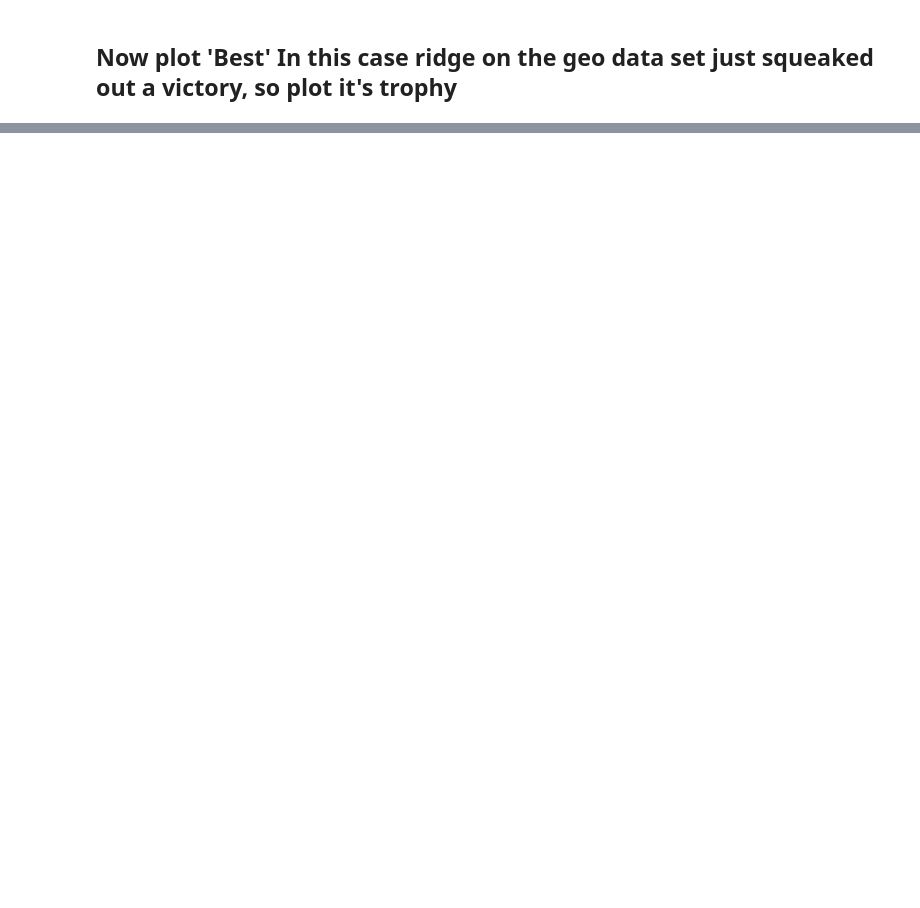
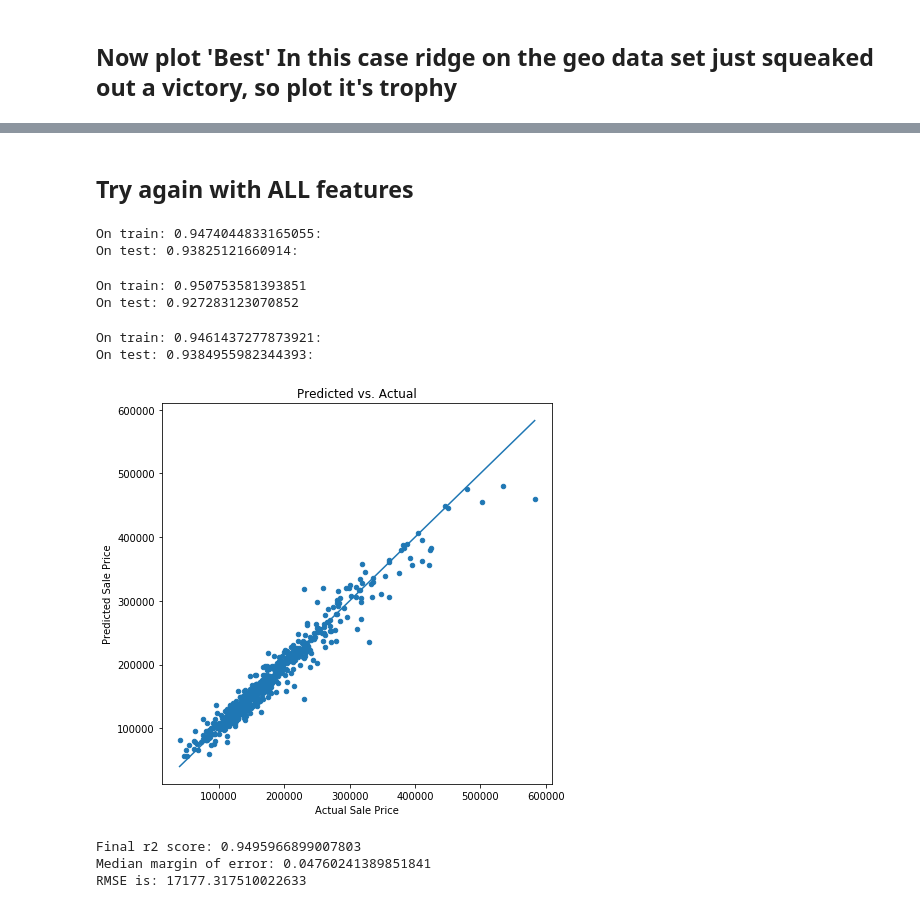
Before and after one commit to CpuKnows/CS-412-Class-Project, a Jupyter notebook: src/greedy_feature_linear_regression.ipynb, the cells around one changed output, grey strips where cells are left out. Drawn from its saved outputs; the diff is of its cells as text; code cells hidden in the pictures; blank space fills up the shorter version.

```diff
--- a/src/greedy_feature_linear_regression.ipynb
+++ b/src/greedy_feature_linear_regression.ipynb
@@ -174,0 +285,57 @@ Median margin of error: 0.05099098917781654
+# %% [markdown]
+## Try again with ALL features
+# %%
+lr = linear_model.LinearRegression()
+lr.fit(X_train, y_train)
+
+y_pred = lr.predict(X_train)
+print('On train: {0}:'.format(r2_score(y_train, y_pred)))
+
+y_pred = lr.predict(X_test)
+print('On test: {0}:'.format(r2_score(y_test, y_pred)))
+
+write_to_csv(np.exp(y_test), np.exp(y_pred), 'Linear.csv')
+# %% [output]
+On train: 0.9474044833165055:
+On test: 0.93825121660914:
+# %%
+lr_geo = linear_model.LinearRegression()
+lr_geo.fit(X_geo_train, y_geo_train)
+
+y_pred_train = lr_geo.predict(X_geo_train)
+print('On train: {0}'.format(r2_score(y_geo_train, y_pred_train)))
+
+y_pred = lr_geo.predict(X_geo_test)
+print('On test: {0}'.format(r2_score(y_geo_test, y_pred)))
+
+write_to_csv(np.exp(y_geo_test), np.exp(y_pred), 'Linear_with_geo.csv')
+# %% [output]
+On train: 0.950753581393851
+On test: 0.927283123070852
+# %%
+rid = linear_model.Ridge()
+rid.fit(X_train, y_train)
+
+y_pred = rid.predict(X_train)
+print('On train: {0}:'.format(r2_score(y_train, y_pred)))
+
+y_pred = rid.predict(X_test)
+print('On test: {0}:'.format(r2_score(y_test, y_pred)))
+
+y_test_norm = np.exp(y_test)
+y_pred_norm = np.exp(y_pred)
+summary.pred_vs_actual_plot(y_pred_norm, y_test_norm)
+print('Final r2 score: {0}'.format(r2_score(y_test_norm, y_pred_norm)))
+median_margin_of_error = np.median(np.abs((y_pred_norm - y_test_norm) / y_test_norm))
+print('Median margin of error: {0}'.format(median_margin_of_error))
+rmse = sqrt(mean_squared_error(y_test_norm, y_pred_norm))
+print('RMSE is: {0}'.format(rmse))
+
+write_to_csv(np.exp(y_test), np.exp(y_pred), 'Ridge.csv')
+# %% [output]
+On train: 0.9461437277873921:
+On test: 0.9384955982344393:
+[figure, added]
+Final r2 score: 0.9495966899007803
+Median margin of error: 0.04760241389851841
+RMSE is: 17177.317510022633
```
Also changed, not shown: parts of 21 cells of this notebook, 7 other files.
